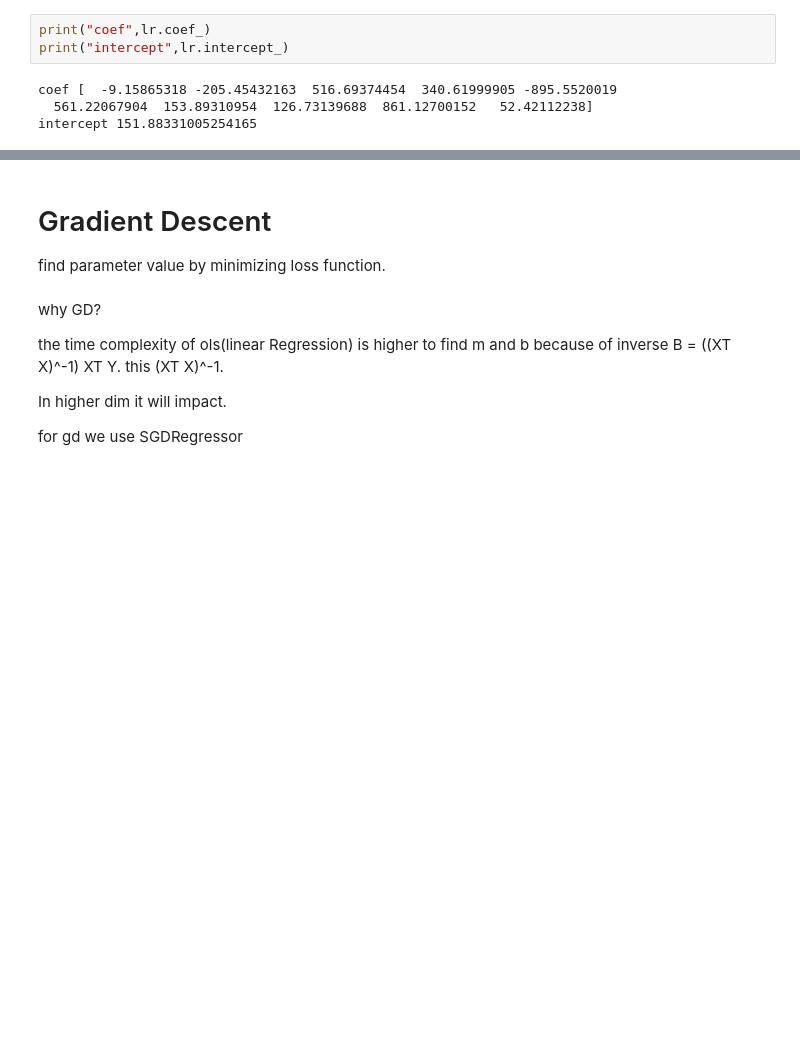
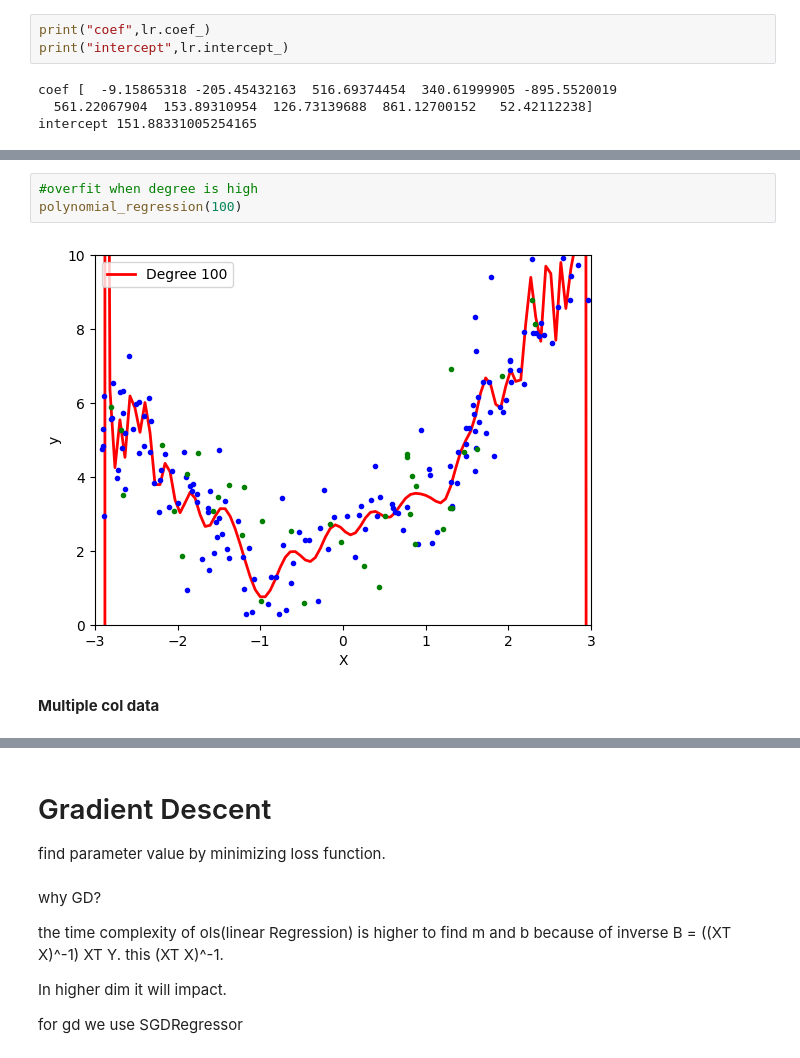
Before and after one commit to Avit-hodibu/Regression, a Jupyter notebook: Regression.ipynb, the cells around one changed output, grey strips where cells are left out. Cells and saved outputs as stored; diff of their text form; blank space fills up the shorter version.

```diff
--- a/Regression.ipynb
+++ b/Regression.ipynb
@@ -414,0 +525,7 @@ intercept 151.88331005254165
+# %%
+#overfit when degree is high
+polynomial_regression(100)
+# %% [output]
+[figure, added]
+# %% [markdown]
+**Multiple col data**
```
Also changed, not shown: parts of 38 cells of this notebook.
